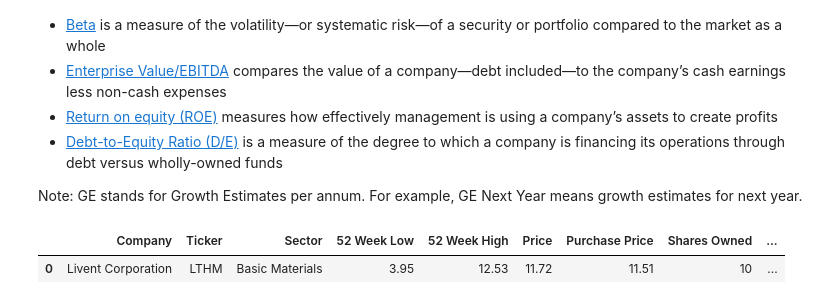
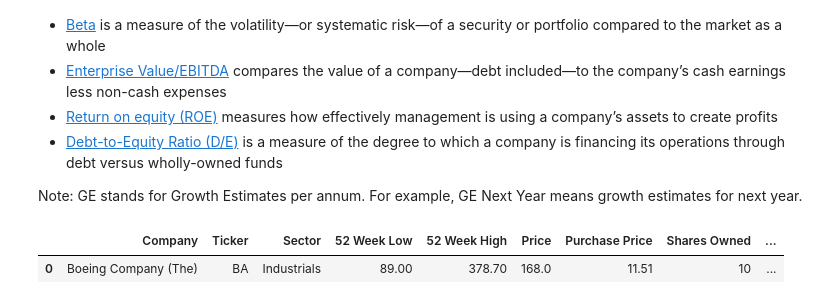
Before and after one commit to juwimana/Trading, a Jupyter notebook: Stock_Purchase_Valuation.ipynb, the cells around one changed output. Saved outputs shown, nothing was run; the diff lists cells and outputs as text; code cells hidden in the pictures.

```diff
--- a/Stock_Purchase_Valuation.ipynb
+++ b/Stock_Purchase_Valuation.ipynb
@@ -35,7 +33,7 @@ end_date = dt.date.today()
 stock_data =''
 
 #stock ticker
-ticker = 'LTHM'
+ticker = 'BA'
 stock = yf.Ticker(ticker)
 p_price = 11.51
 shares = 10
@@ -309,28 +307,28 @@ Note: GE stands for Growth Estimates per annum. For example, GE Next Year means
 # %%
 #create stock key metrics DataFrame
 stock_metrics= {
     'Company': stock.info.get('shortName'),
     'Ticker': ticker,
     'Sector': stock.info.get('sector'),
     '52 Week Low': stat_1.loc[3][1],
     '52 Week High': stat_1.loc[2][1],
     'Price': round(si.get_live_price(ticker),2),
     'Purchase Price': p_price,
     'Shares Owned': shares,
     'Capital Gain ($)': (round(si.get_live_price(ticker),2) - p_price)*shares,
-    'Capital Gain (%)': "{:.2%}".format(stock_metrics['Capital Gain ($)']/(p_price*shares)),
+    'Capital Gain (%)': "{:.2%}".format(((round(si.get_live_price(ticker),2) - p_price)*shares)/(p_price*shares)),
     'EPS' : summary_1.loc[2][1],
     'Beta' : stock.info.get('beta'),
     'Enterprise Value/EBITDA': stat_0.loc[8][1],
     'Operating Margin': stat_5.loc[0][1],
     'ROE':stat_6.loc[0][1],
     'Debt-to-Equity': stat_8.loc[2][1],
     'GE Next Year': analysis_5.loc[3][1],
     'GE Next 5 Years': analysis_5.loc[4][1],
     'GE Past 5 Years': analysis_5.loc[5][1]
     }
 stock_df = pd.DataFrame(data = stock_metrics, index = [0])
 stock_df
 # %% [output]
 |  | Company | Ticker | Sector | 52 Week Low | 52 Week High | Price | Purchase Price | Shares Owned | ... |
-| 0 | Livent Corporation | LTHM | Basic Materials | 3.95 | 12.53 | 11.72 | 11.51 | 10 | ... |
+| 0 | Boeing Company (The) | BA | Industrials | 89.00 | 378.70 | 168.0 | 11.51 | 10 | ... |
```
Also changed, not shown: parts of 18 cells of this notebook.
